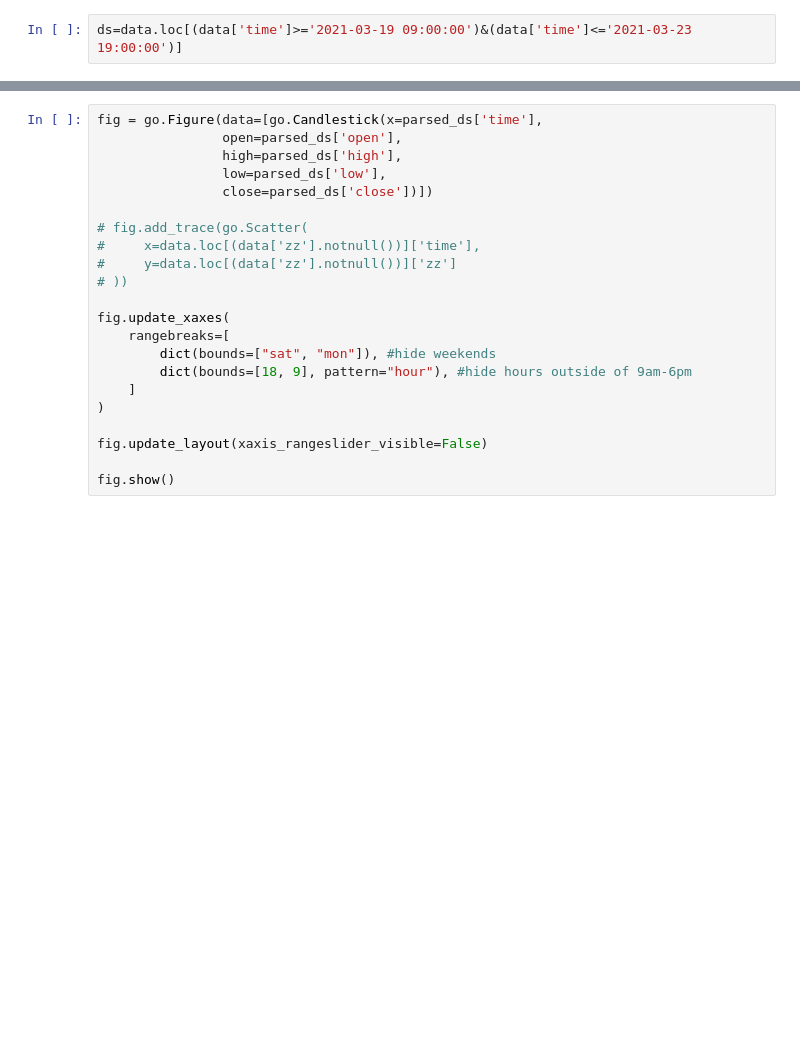
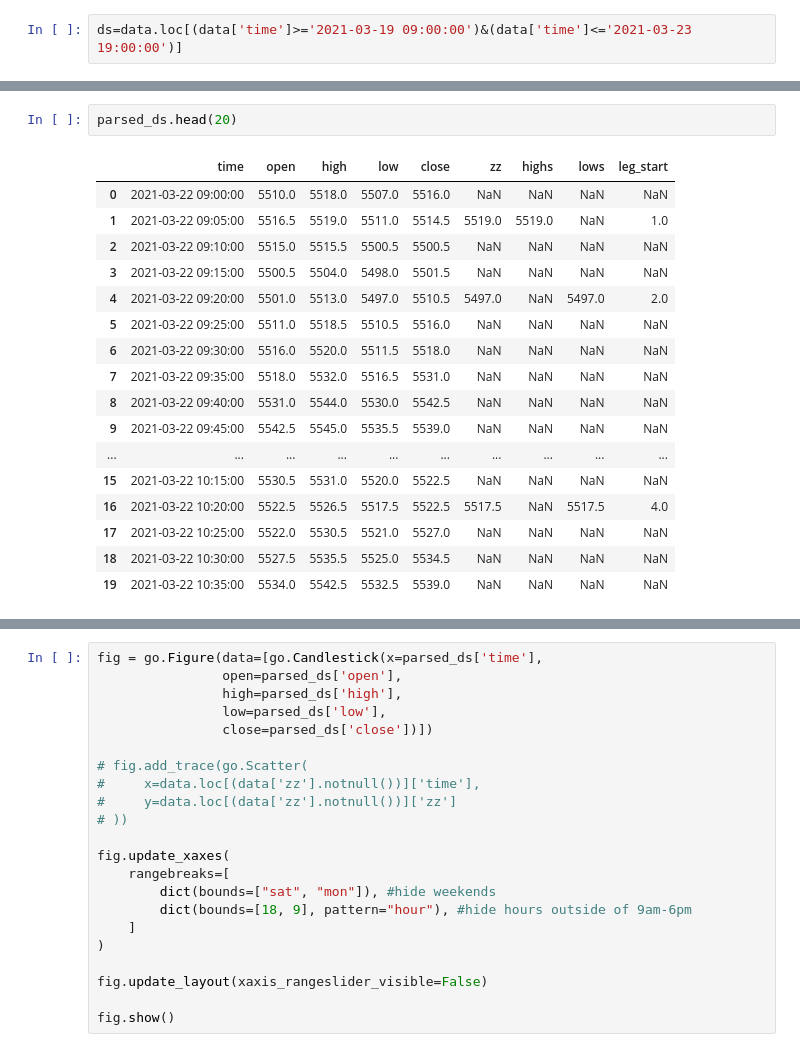
Before and after one commit to renatonankran/pybrooks, a Jupyter notebook: Gaps.ipynb, the cells around one changed output, grey strips where cells are left out. Drawn from its saved outputs; the diff is of its cells as text; blank space fills up the shorter version.

```diff
--- a/Gaps.ipynb
+++ b/Gaps.ipynb
@@ -154,3 +154,23 @@ True
+# %%
+parsed_ds.head(20)
+# %% [output]
+|  | time | open | high | low | close | zz | highs | lows | leg_start |
+| 0 | 2021-03-22 09:00:00 | 5510.0 | 5518.0 | 5507.0 | 5516.0 | NaN | NaN | NaN | NaN |
+| 1 | 2021-03-22 09:05:00 | 5516.5 | 5519.0 | 5511.0 | 5514.5 | 5519.0 | 5519.0 | NaN | 1.0 |
+| 2 | 2021-03-22 09:10:00 | 5515.0 | 5515.5 | 5500.5 | 5500.5 | NaN | NaN | NaN | NaN |
+| 3 | 2021-03-22 09:15:00 | 5500.5 | 5504.0 | 5498.0 | 5501.5 | NaN | NaN | NaN | NaN |
+| 4 | 2021-03-22 09:20:00 | 5501.0 | 5513.0 | 5497.0 | 5510.5 | 5497.0 | NaN | 5497.0 | 2.0 |
+| 5 | 2021-03-22 09:25:00 | 5511.0 | 5518.5 | 5510.5 | 5516.0 | NaN | NaN | NaN | NaN |
+| 6 | 2021-03-22 09:30:00 | 5516.0 | 5520.0 | 5511.5 | 5518.0 | NaN | NaN | NaN | NaN |
+| 7 | 2021-03-22 09:35:00 | 5518.0 | 5532.0 | 5516.5 | 5531.0 | NaN | NaN | NaN | NaN |
+| 8 | 2021-03-22 09:40:00 | 5531.0 | 5544.0 | 5530.0 | 5542.5 | NaN | NaN | NaN | NaN |
+| 9 | 2021-03-22 09:45:00 | 5542.5 | 5545.0 | 5535.5 | 5539.0 | NaN | NaN | NaN | NaN |
+| ... | ... | ... | ... | ... | ... | ... | ... | ... | ... |
+| 15 | 2021-03-22 10:15:00 | 5530.5 | 5531.0 | 5520.0 | 5522.5 | NaN | NaN | NaN | NaN |
+| 16 | 2021-03-22 10:20:00 | 5522.5 | 5526.5 | 5517.5 | 5522.5 | 5517.5 | NaN | 5517.5 | 4.0 |
+| 17 | 2021-03-22 10:25:00 | 5522.0 | 5530.5 | 5521.0 | 5527.0 | NaN | NaN | NaN | NaN |
+| 18 | 2021-03-22 10:30:00 | 5527.5 | 5535.5 | 5525.0 | 5534.5 | NaN | NaN | NaN | NaN |
+| 19 | 2021-03-22 10:35:00 | 5534.0 | 5542.5 | 5532.5 | 5539.0 | NaN | NaN | NaN | NaN |
 # %%
 # Verificar se o idx está no começo da perna
 # Passar um loop até o final
```
Also changed, not shown: parts of 9 cells of this notebook, 4 other files.
